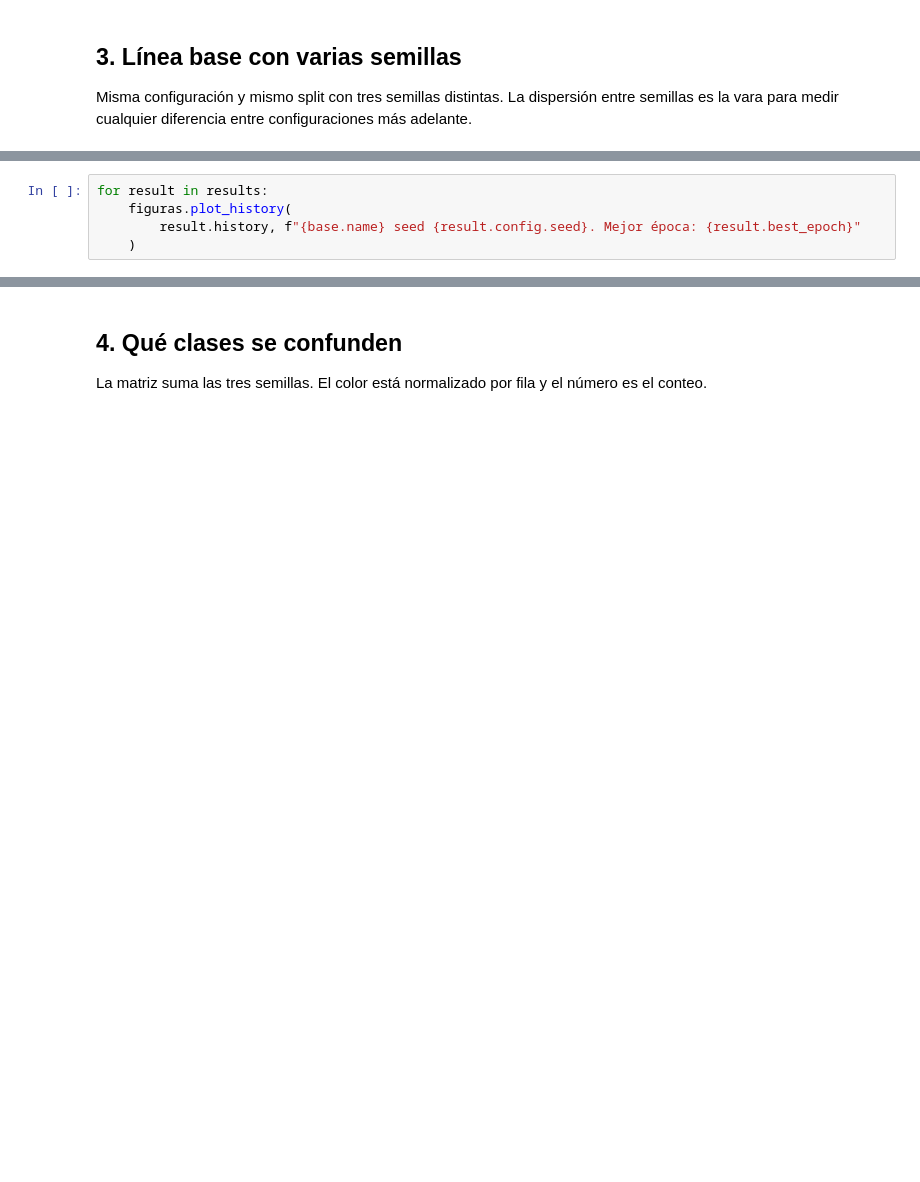
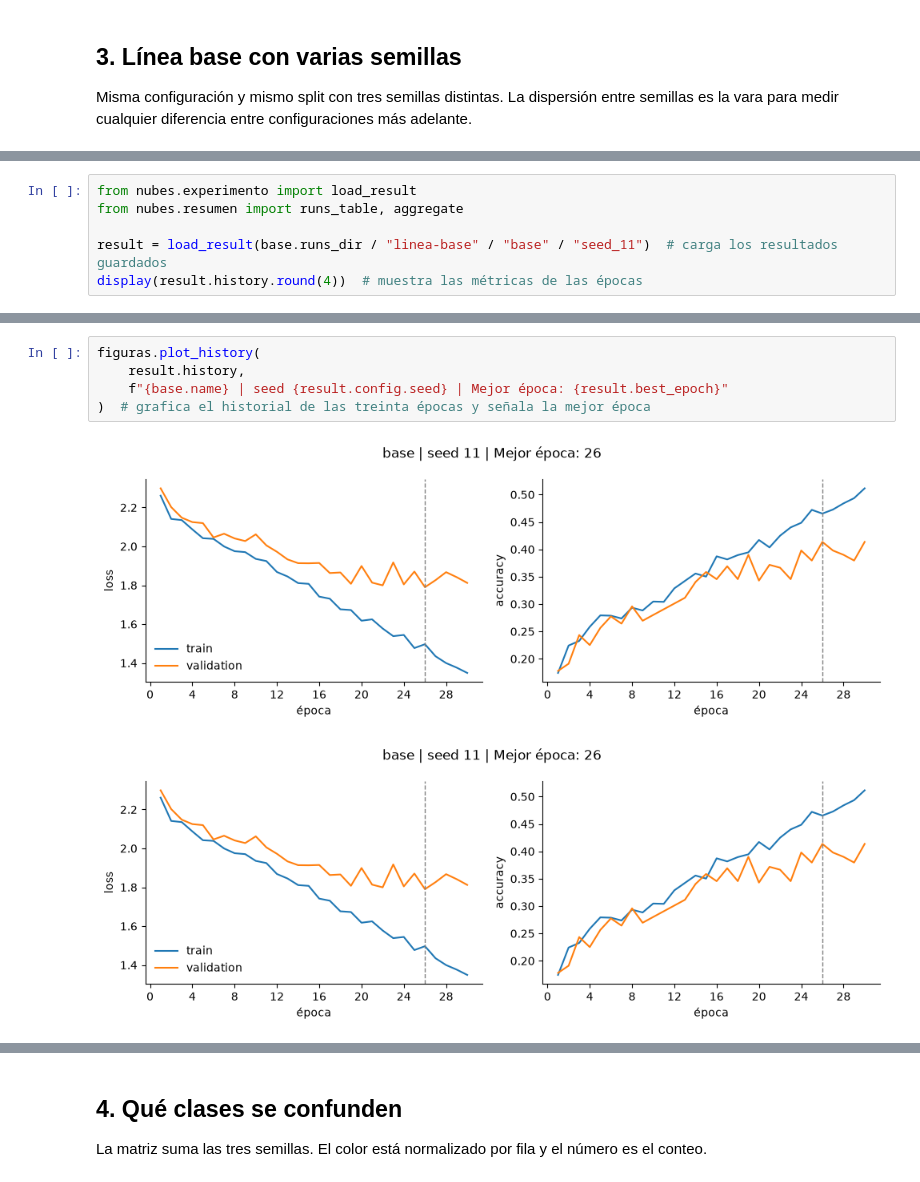
Before and after one commit to Danna-sys/parcial-2-sistemas, a Jupyter notebook: notebooks/02_linea_base.ipynb, the cells around one changed output, grey strips where cells are left out. Saved outputs shown, nothing was run; the diff lists cells and outputs as text; blank space fills up the shorter version.

```diff
--- a/notebooks/02_linea_base.ipynb
+++ b/notebooks/02_linea_base.ipynb
@@ -73,0 +95,6 @@ aggregate(table).round(4)
+# %%
+from nubes.experimento import load_result
+from nubes.resumen import runs_table, aggregate
+
+result = load_result(base.runs_dir / "linea-base" / "base" / "seed_11")  # carga los resultados guardados
+display(result.history.round(4))  # muestra las métricas de las épocas
@@ -74,6 +141,9 @@ aggregate(table).round(4)
 # %%
-for result in results:
-    figuras.plot_history(
-        result.history, f"{base.name} seed {result.config.seed}. Mejor época: {result.best_epoch}"
-    )
+figuras.plot_history(
+    result.history,
+    f"{base.name} | seed {result.config.seed} | Mejor época: {result.best_epoch}"
+)  # grafica el historial de las treinta épocas y señala la mejor época
+# %% [output]
+[figure, added]
+[figure, added]
 # %%
```
Also changed, not shown: parts of 22 cells of this notebook, 14 other files.
